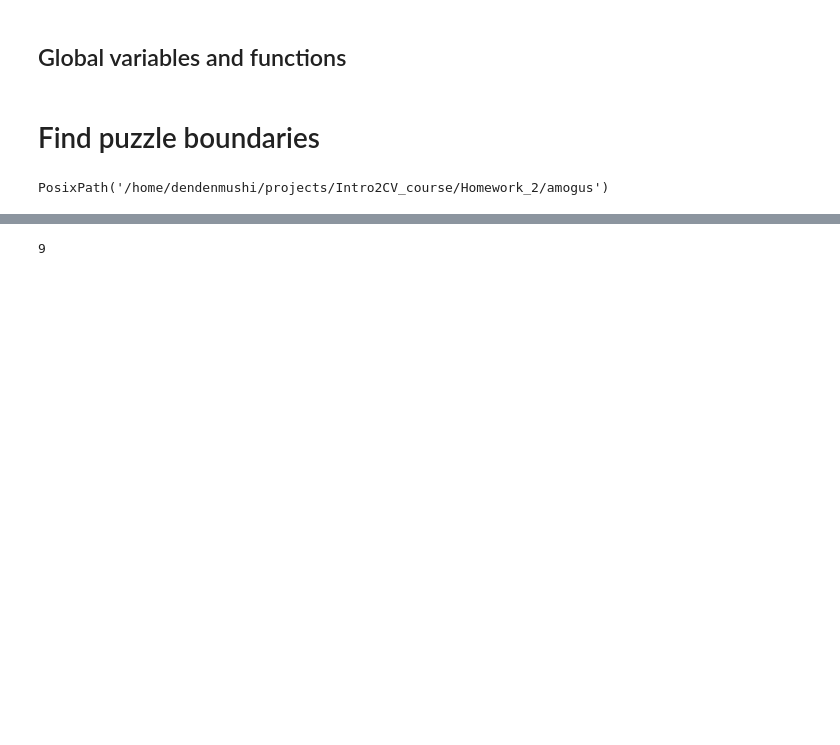
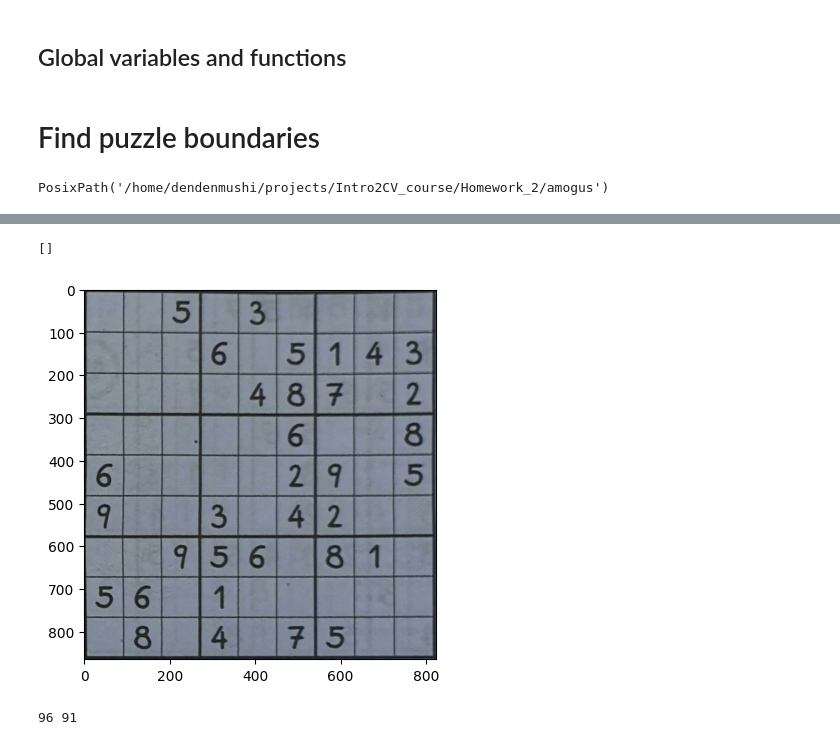
Before and after one commit to DenDenMushi999/Intro2CV_course, a Jupyter notebook: Homework_2/HW2_handle.ipynb, the cells around one changed output, grey strips where cells are left out. Cells and saved outputs as stored; diff of their text form; code cells hidden in the pictures; blank space fills up the shorter version.

```diff
--- a/Homework_2/HW2_handle.ipynb
+++ b/Homework_2/HW2_handle.ipynb
@@ -135,4 +399,17 @@ Error:
-# %%
-len(TRAIN_IMG_NAMES)
-# %% [output]
-9
+# %%
+img = cv.imread(str(TRAIN_IMG_NAMES[0]))
+puzzle, warped = find_puzzle(img, debug=False)
+
+puzzle_cell = find_cells(cv.cvtColor(warped[0], cv.COLOR_BGR2GRAY))
+# %%
+puzzle_cell
+# %% [output]
+[]
+# %%
+plt.imshow(warped[0]);
+# %% [output]
+[figure, added]
+# %%
+puzzle_cells = find_cells_manual(cv.cvtColor(warped[0], cv.COLOR_BGR2GRAY))
+# %% [output]
+96 91
```
Also changed, not shown: parts of 26 cells of this notebook, 5 other files.
